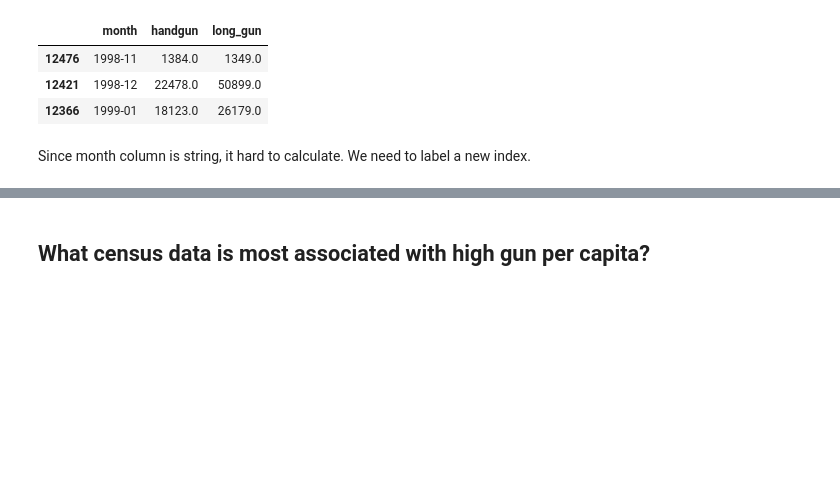
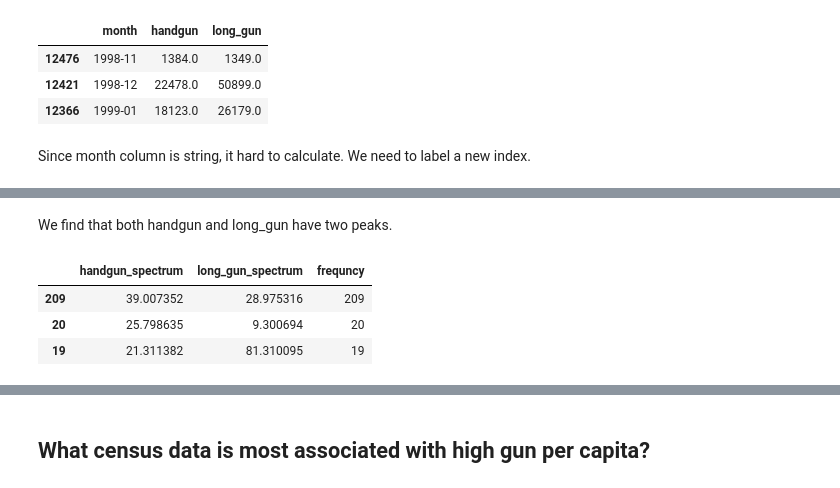
Before and after one commit to xchwan/FBI_Gun_Data_Analysis, a Jupyter notebook: Data_Analysis_Project_gun_data.ipynb, the cells around one changed output, grey strips where cells are left out. Drawn from its saved outputs; the diff is of its cells as text; code cells hidden in the pictures; blank space fills up the shorter version.

```diff
--- a/Data_Analysis_Project_gun_data.ipynb
+++ b/Data_Analysis_Project_gun_data.ipynb
@@ -218,0 +228,10 @@ gun_frqency_refine.plot(kind='line', x='frequncy', figsize=(15,5))
+# %% [markdown]
+We find that both handgun and long_gun have two peaks.
+# %%
+#Check the main frequecies of the handgun data.
+gun_frqency_refine.sort_values('handgun_spectrum', ascending = False).head(3)
+# %% [output]
+|  | handgun_spectrum | long_gun_spectrum | frequncy |
+| 209 | 39.007352 | 28.975316 | 209 |
+| 20 | 25.798635 | 9.300694 | 20 |
+| 19 | 21.311382 | 81.310095 | 19 |
```
Also changed, not shown: parts of 24 cells of this notebook.
